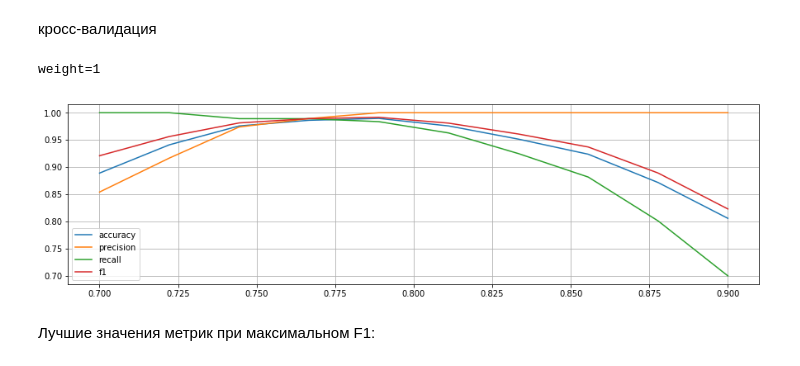
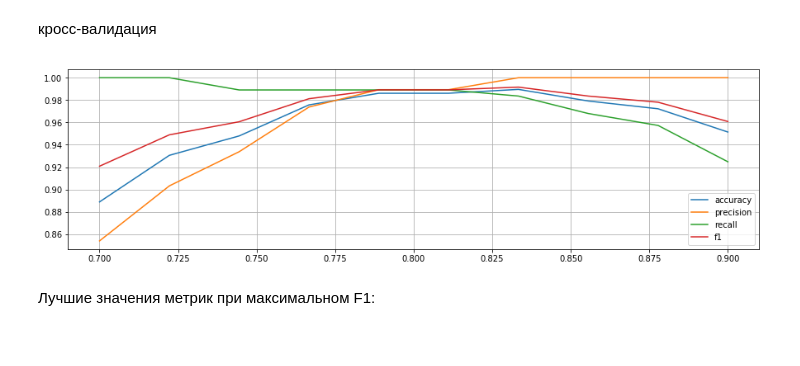
Before and after one commit to sergmiller/lattices, a Jupyter notebook: Sergei_Miller_solution.ipynb, the cells around one changed output. Saved outputs shown, nothing was run; the diff lists cells and outputs as text; code cells hidden in the pictures.

```diff
--- a/Sergei_Miller_solution.ipynb
+++ b/Sergei_Miller_solution.ipynb
@@ -82,19 +82,16 @@ for coef in tqdm(l, position=0):
     res.append(scorer.score(Y))
 res = np.array(res)
 # %%
-for res,w in zip(ress,W):
-    print(f'weight={w}')
-    plt.figure(figsize=(15,4))
-    plt.plot(l, res[:, 0], label='accuracy')
-    plt.plot(l, res[:, 1], label='precision')
-    plt.plot(l, res[:, 2], label='recall')
-    plt.plot(l, res[:, 3], label='f1')
-    plt.grid(True)
-    plt.legend(loc='best')
-    plt.show()
+plt.figure(figsize=(15,4))
+plt.plot(l, res[:, 0], label='accuracy')
+plt.plot(l, res[:, 1], label='precision')
+plt.plot(l, res[:, 2], label='recall')
+plt.plot(l, res[:, 3], label='f1')
+plt.grid(True)
+plt.legend(loc='best')
+plt.show()
 # %% [output]
-weight=1
-[figure, old version]
+[figure, new version]
 # %% [markdown]
 Лучшие значения метрик при максимальном F1:
 # %%
```
